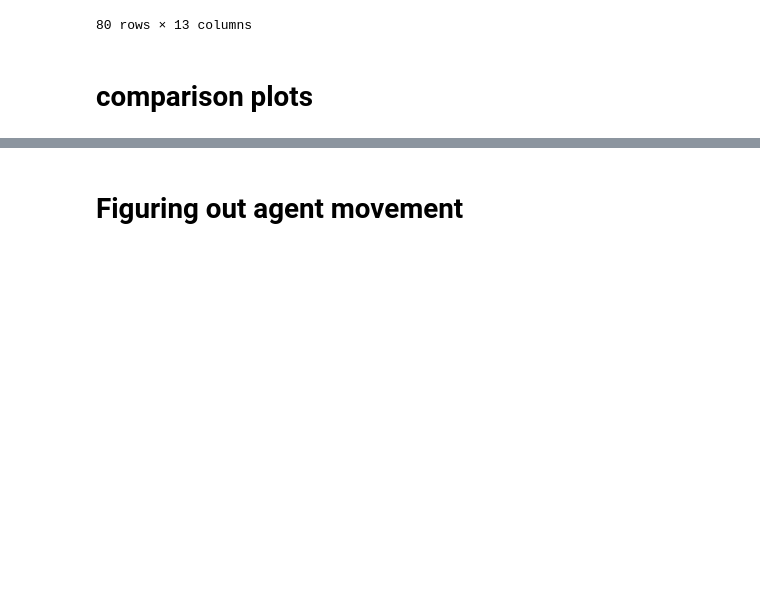
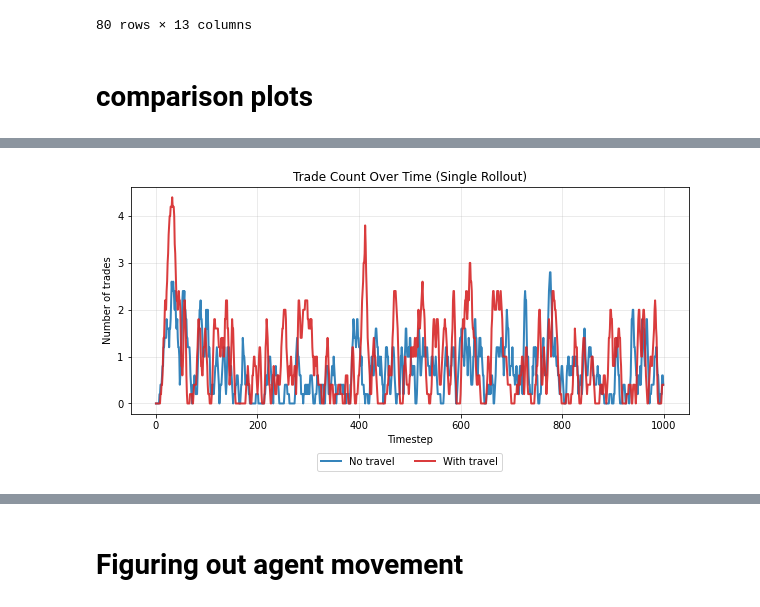
Before and after one commit to DragonsAreFuckingCool/DRL-in-international-economy-ai-economist-, a Jupyter notebook: tutorials/tax_annealing_simulation.ipynb, the cells around one changed output, grey strips where cells are left out. Drawn from its saved outputs; the diff is of its cells as text; code cells hidden in the pictures; blank space fills up the shorter version.

Commit message:
cleaned untill single agent single move

```diff
--- a/tutorials/tax_annealing_simulation.ipynb
+++ b/tutorials/tax_annealing_simulation.ipynb
@@ -3758,0 +462,2 @@ fig_avg, out_avg = compare_avg_final_tax_schedules_two_planners(
+# %%
+runs = plotting.load_experiment_runs(run_dirs)
@@ -3758,0 +528,9 @@ fig_avg, out_avg = compare_avg_final_tax_schedules_two_planners(
+# %%
+fig_single = plotting.compare_trade_dynamics(
+    runs,
+    short_labels=["No travel", "With travel"],
+    mode="single",
+    smooth_window=5,
+)
+# %% [output]
+[figure, added]
```
Also changed, not shown: parts of 130 cells of this notebook.
